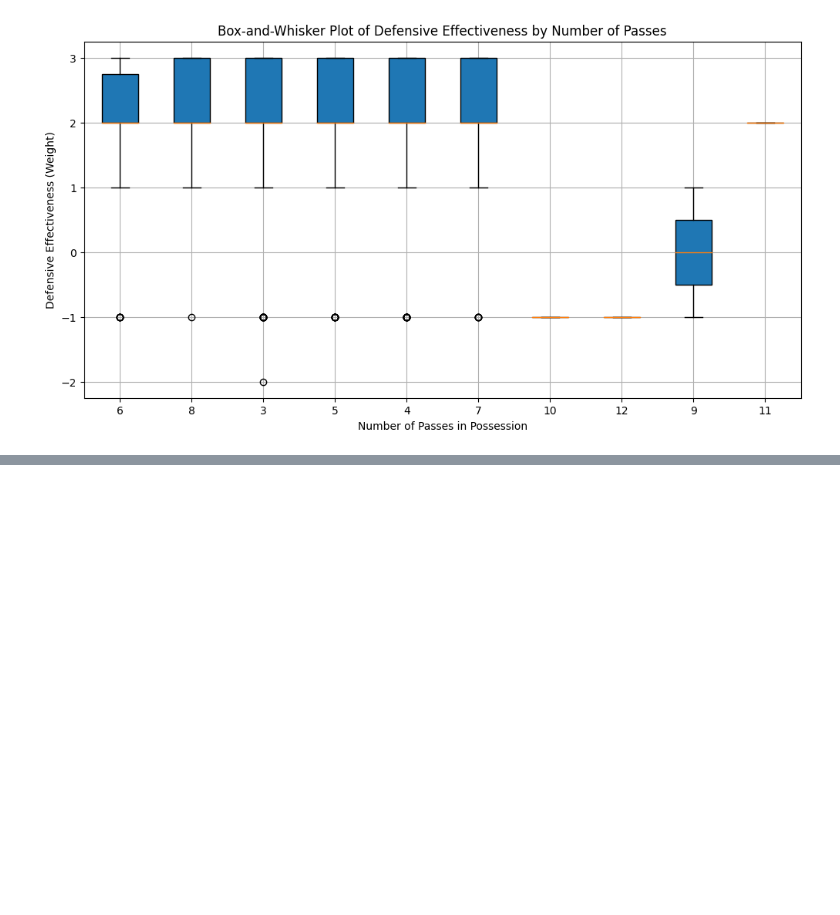
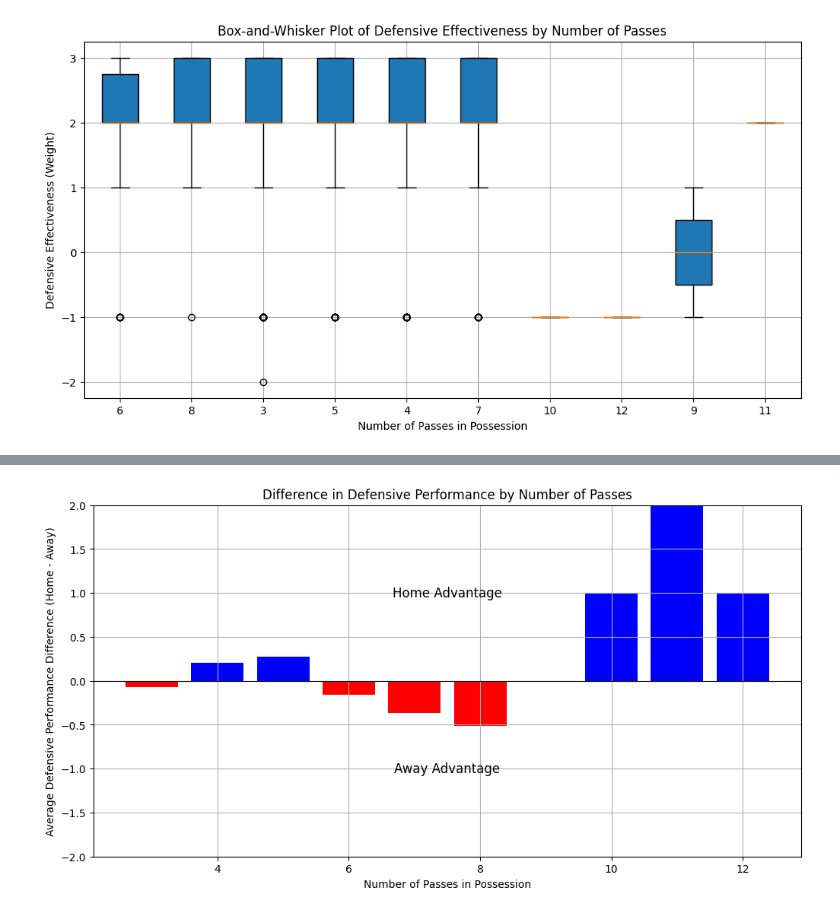
Before and after one commit to Jonathannsegal/networks, a Jupyter notebook: analysis.ipynb, the cells around one changed output, grey strips where cells are left out. Cells and saved outputs as stored; diff of their text form; code cells hidden in the pictures; blank space fills up the shorter version.

```diff
--- a/analysis.ipynb
+++ b/analysis.ipynb
@@ -92,0 +211,58 @@ plot_box_and_whisker_passes_vs_effectiveness()
+# %%
+import numpy as np
+import matplotlib.pyplot as plt
+
+def calculate_and_visualize_performance_difference():
+    possessions = read_data_for_jonathan()
+
+    home_defense_by_passes = {}
+    away_defense_by_passes = {}
+
+    for possession in possessions:
+        num_passes = len(possession['CombinedPasses']) if 'CombinedPasses' in possession else 0
+        weight = possession['Weight']
+        defending_team = determine_defending_team(possession['Passes'],
+                                                  possession['Passes'][0]['snapshots'][0]['HomePlayers'],
+                                                  possession['Passes'][0]['snapshots'][0]['GuestPlayers'])
+
+        if defending_team == 'home':
+            if num_passes not in home_defense_by_passes:
+                home_defense_by_passes[num_passes] = []
+            home_defense_by_passes[num_passes].append(weight)
+        else:
+            if num_passes not in away_defense_by_passes:
+                away_defense_by_passes[num_passes] = []
+            away_defense_by_passes[num_passes].append(weight)
+
+    # Calculating average performance for each number of passes
+    performance_diff = {}
+    for num_passes in set(home_defense_by_passes.keys()).union(away_defense_by_passes.keys()):
+        home_avg = np.mean(home_defense_by_passes.get(num_passes, [0]))
+        away_avg = np.mean(away_defense_by_passes.get(num_passes, [0]))
+        performance_diff[num_passes] = home_avg - away_avg
+
+    # Visualization
+    plt.figure(figsize=(12, 6))
+    bar_colors = ['blue' if value > 0 else 'red' for value in performance_diff.values()]
+
+    bars = plt.bar(performance_diff.keys(), performance_diff.values(), color=bar_colors)
+    plt.axhline(0, color='black', linewidth=0.8)  # Add a line at y=0
+
+    # Adding labels to indicate home or away advantage
+    plt.text(0.5, 0.75, 'Home Advantage', fontsize=12, ha='center', va='center', transform=plt.gca().transAxes)
+    plt.text(0.5, 0.25, 'Away Advantage', fontsize=12, ha='center', va='center', transform=plt.gca().transAxes)
+
+    plt.xlabel('Number of Passes in Possession')
+    plt.ylabel('Average Defensive Performance Difference (Home - Away)')
+    plt.title('Difference in Defensive Performance by Number of Passes')
+
+    # Set y-axis limits to be symmetrical
+    y_abs_max = np.max(np.abs(list(performance_diff.values())))
+    plt.ylim([-y_abs_max, y_abs_max])
+
+    plt.grid(True)
+    plt.show()
+
+calculate_and_visualize_performance_difference()
+# %% [output]
+[figure, added]
```
Also changed, not shown: parts of 4 cells of this notebook.
